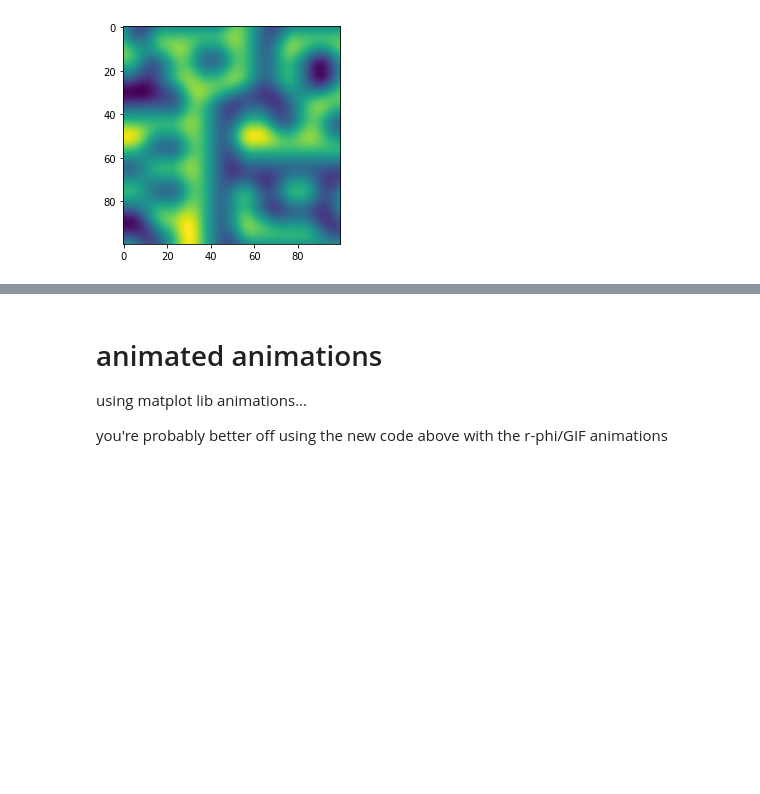
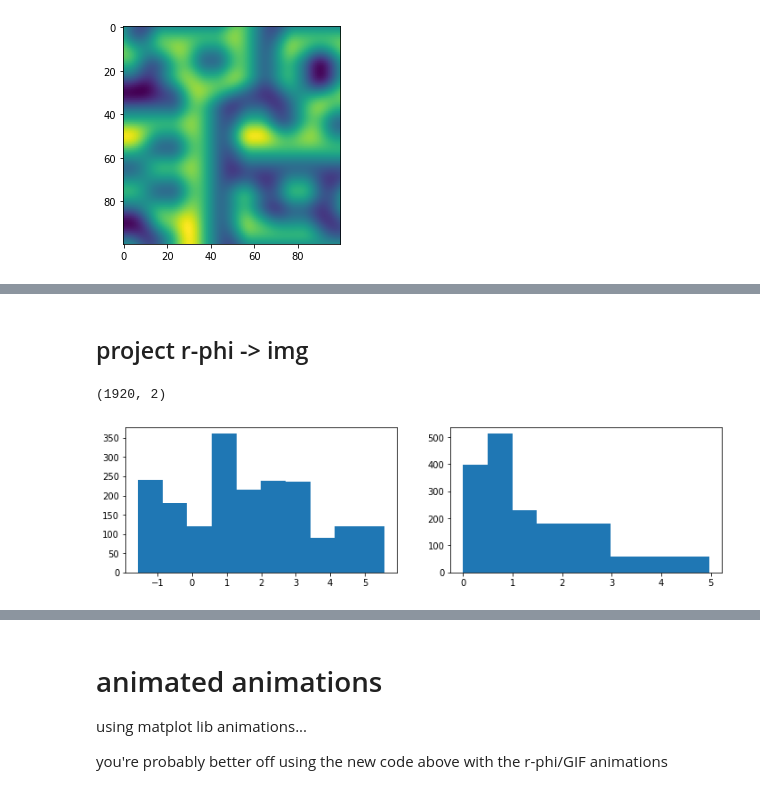
Before and after one commit to nuru-nu/moyo, a Jupyter notebook: notebooks/animations.ipynb, the cells around one changed output, grey strips where cells are left out. Saved outputs shown, nothing was run; the diff lists cells and outputs as text; code cells hidden in the pictures; blank space fills up the shorter version.

```diff
--- a/notebooks/animations.ipynb
+++ b/notebooks/animations.ipynb
@@ -613,0 +718,10 @@ plt.imshow(perlin(x,y,seed=2),origin='upper')
+# %% [markdown]
+## project r-phi -> img
+# %%
+_, axs = plt.subplots(1, 2, figsize=(12, 3))
+axs[0].hist(A.phi_r_mapping[:, 0])  # phi ~2*pi
+axs[1].hist(A.phi_r_mapping[:, 1])  # r : circle <1, short arms 1..3, long arms 1..5
+A.phi_r_mapping.shape
+# %% [output]
+(1920, 2)
+[figure, added]
```
Also changed, not shown: parts of 30 cells of this notebook, 5 other files.
